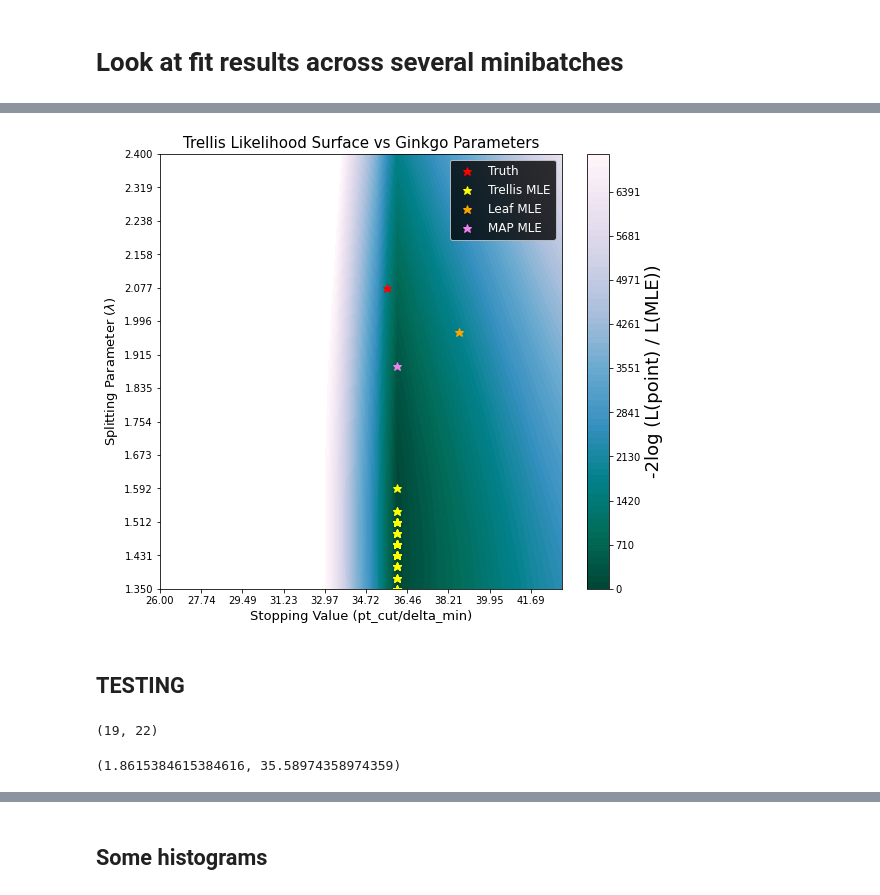
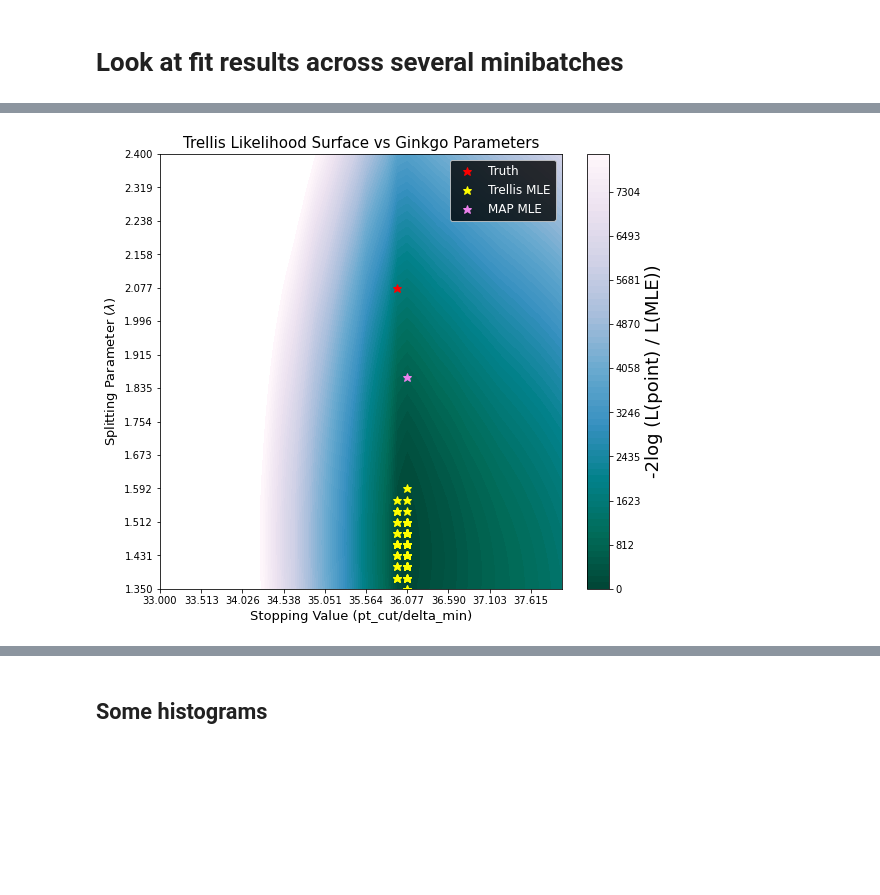
Before and after one commit to mdkdrnevich/ginkgo-inference, a Jupyter notebook: fit_results.ipynb, the cells around one changed output, grey strips where cells are left out. Cells and saved outputs as stored; diff of their text form; code cells hidden in the pictures; blank space fills up the shorter version.

```diff
--- a/fit_results.ipynb
+++ b/fit_results.ipynb
@@ -214,0 +308,3 @@ lambda_vals[truth_bin[1]], cut_vals[truth_bin[0]]
+# %%
+mle_map_coords = np.unravel_index(np.argmax(likelihood_map_surface[~np.isnan(likelihood_map_surface)], axis=None), likelihood_map_surface.shape)
+mle_map_coords
@@ -496,0 +521,29 @@ ptcut_hist_bins = cut_vals[ptcut_min_bin:ptcut_max_bin+2]
+# %%
+likelihood_surface_array = get_likelihood_surface_array(cut_min, cut_max, n_cuts,
+                                                        lambda_min, lambda_max, n_lambda,
+                                                        likelihood="marginal")
+## REMOVE THE TWO BAD JETS FROM THE 10k JET DATASET
+arr = np.arange(likelihood_surface_array.shape[0])
+good_indices = arr[((arr != 4835) & (arr != 9024))]
+likelihood_surface_array = likelihood_surface_array[good_indices]
+# %%
+lambda_dist = []
+ptcut_dist = []
+batch_mle_coords = []
+
+for seed in range(100):
+    np.random.seed(seed)
+
+    arr = np.arange(likelihood_surface_array.shape[0])
+    random_indices = np.random.choice(arr, 1000, replace=False)
+
+    batch_likelihood_surface = np.sum(likelihood_surface_array[random_indices], axis=0)
+
+    mle_coords = np.unravel_index(np.argmax(batch_likelihood_surface[~np.isnan(batch_likelihood_surface)], axis=None),
+                                  batch_likelihood_surface.shape)
+    batch_mle_coords.append(mle_coords)
+    lambda_dist.append(lambda_vals[mle_coords[0]])
+    ptcut_dist.append(cut_vals[mle_coords[1]])
+
+lambda_dist = np.array(lambda_dist)
+ptcut_dist = np.array(ptcut_dist)
@@ -531,33 +612,33 @@ np.var([x for x in lambda_dist if x is not None]), np.var([x for x in ptcut_dist
+# %%
+total_likelihood_surface = np.sum(likelihood_surface_array, axis=0)
 # %%
 fig, ax = plt.subplots(nrows=1, ncols=1)
 fig.set_size_inches(9,8)
 
-Z = -2*(likelihood_surface-likelihood_surface[mle_coords])
+Z = -2*(total_likelihood_surface-total_likelihood_surface.max())
 
 # Boost the upper limit to avoid truncation errors.
-levels = -2*np.flip(np.linspace(-3.5, 0, 70))*1000
+levels = -2*np.flip(np.linspace(-4, 0, 70))*1000
 
 cset1 = ax.contourf(grid_cut, grid_lambda, Z,
                     levels, cmap="PuBuGn_r")
 cb = fig.colorbar(cset1, ax=ax)
 cb.set_label(label="-2log (L(point) / L(MLE))", size=18)
 
 ax.plot(cut_vals[truth_bin[0]], lambda_vals[truth_bin[1]], "*", color="red", markersize=9, label="Truth")
 ax.plot(cut_vals[mle_coords[1]], lambda_vals[mle_coords[0]], "*", color="yellow", markersize=9, label="Trellis MLE")
 for coords in batch_mle_coords:
     ax.plot(cut_vals[coords[1]], lambda_vals[coords[0]], "*", color="yellow", markersize=9)
-ax.plot(cut_vals[mle_leaf_coords[1]], lambda_vals[mle_leaf_coords[0]], "*", color="orange", markersize=9, label="Leaf MLE")
+#ax.plot(cut_vals[mle_leaf_coords[1]], lambda_vals[mle_leaf_coords[0]], "*", color="orange", markersize=9, label="Leaf MLE")
 ax.plot(cut_vals[mle_map_coords[1]], lambda_vals[mle_map_coords[0]], "*", color="violet", markersize=9, label="MAP MLE")
 
 ax.legend(labelcolor="white", facecolor="black", fontsize="large")
 
 ax.set_title("Trellis Likelihood Surface vs Ginkgo Parameters", size=15)
 ax.set_xlabel("Stopping Value (pt_cut/delta_min)", size=13)
 ax.set_ylabel("Splitting Parameter ($\lambda$)", size=13)
 #ax.set_yscale("log")
 ax.set_xticks(cut_vals[::4])
 ax.set_yticks(lambda_vals[::3]);
 # %% [output]
-[figure, old version]
+[figure, new version]
-# %% [markdown]
-## TESTING
@@ -566,9 +644,0 @@ other_likelihood_surface = likelihood_surface+leaf_likelihood_surface
-# %%
-other_mle_coords = np.unravel_index(np.argmax(other_likelihood_surface[~np.isnan(other_likelihood_surface)], axis=None), other_likelihood_surface.shape)
-other_mle_coords
-# %% [output]
-(19, 22)
-# %%
-lambda_vals[other_mle_coords[0]], cut_vals[other_mle_coords[1]]
-# %% [output]
-(1.8615384615384616, 35.58974358974359)
```
Also changed, not shown: parts of 65 cells of this notebook, 3 other files.
